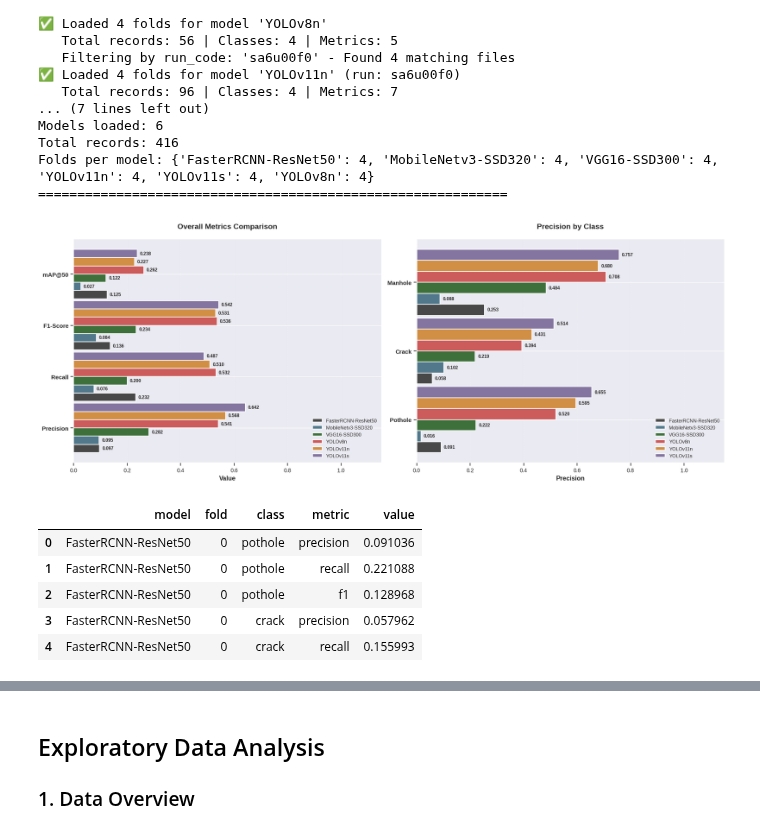
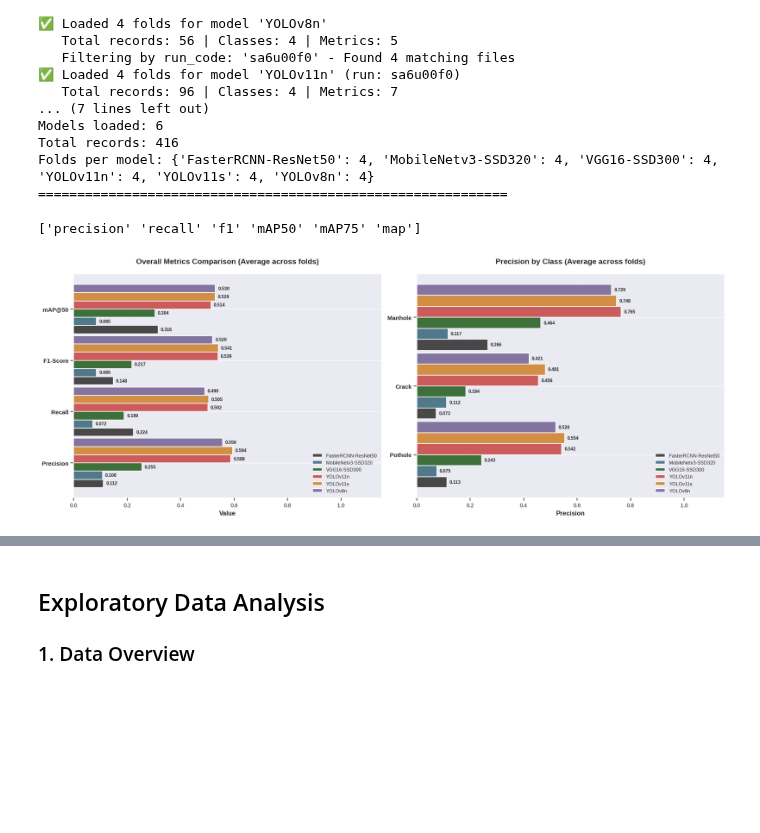
Before and after one commit to lorenzo-arcioni/Computer-Science-Sapienza, a Jupyter notebook: Computer Vision/project/baselines_results_eda.ipynb, the cells around one changed output, grey strips where cells are left out. Saved outputs shown, nothing was run; the diff lists cells and outputs as text; code cells hidden in the pictures; blank space fills up the shorter version.

```diff
--- a/Computer Vision/project/baselines_results_eda.ipynb
+++ b/Computer Vision/project/baselines_results_eda.ipynb
@@ -173,7 +173,7 @@ def load_multiple_models(model_specs: List[Union[str, Tuple[str, str]]], results
     Load validation results for multiple models and combine them.
 
     Parameters:
-    -----------
+    -----------uv create jupyter venv
     model_specs : List[Union[str, Tuple[str, str]]]
         List of model specifications. Each can be either:
         - A string: model name (loads all runs)
@@ -248,10 +248,24 @@ Models loaded: 6
 Total records: 416
 Folds per model: {'FasterRCNN-ResNet50': 4, 'MobileNetv3-SSD320': 4, 'VGG16-SSD300': 4, 'YOLOv11n': 4, 'YOLOv11s': 4, 'YOLOv8n': 4}
 ============================================================
+# %%
+# Rinomina ap50 -> mAP50 e ap75 -> mAP75 solo per class='mean' nei modelli YOLOv11
+mask = (df['class'] == 'mean') & (df['model'].str.contains('YOLOv11'))
+df.loc[mask & (df['metric'] == 'ap50'), 'metric'] = 'mAP50'
+df.loc[mask & (df['metric'] == 'ap75'), 'metric'] = 'mAP75'
+
+# Verifica il risultato
+print(df[(df['class'] == 'mean') & (df['model'].str.contains('YOLOv11'))]['metric'].unique())
+# %% [output]
+['precision' 'recall' 'f1' 'mAP50' 'mAP75' 'map']
 # %%
-# Prepara i dati aggregando per modello
-# Primo subplot: metriche complessive (mean)
-df_mean = df[df['class'] == 'mean'].copy()
+# Aggrega i dati calcolando la media tra tutti i fold
+# Per le metriche complessive, usa solo i valori già calcolati con class='mean'
+df_mean = df[df['class'] == 'mean'].groupby(['model', 'metric'])['value'].mean().reset_index()
+
+# Per le classi, ESCLUDI 'mean' e calcola la media tra i fold
+df_classes = df[df['class'].isin(['pothole', 'crack', 'manhole'])].groupby(['model', 'class', 'metric'])['value'].mean().reset_index()
+
 models = df_mean['model'].unique()
 
 # Assegna un colore a ogni modello
@@ -265,7 +279,10 @@ fig, (ax1, ax2) = plt.subplots(1, 2, figsize=(18, 7))
 fig.patch.set_facecolor('white')
 
 # ============== SUBPLOT 1: Metriche complessive ==============
-metrics = ['precision', 'recall', 'f1', 'map']
+# Verifica quale nome usare per mAP50
+map_metric = 'mAP50' if 'mAP50' in df_mean['metric'].values else 'ap50'
+metrics = ['precision', 'recall', 'f1', map_metric]
+
 y_pos = np.arange(len(metrics))
 bar_height = 0.16
 offset = np.linspace(-(len(models)-1)*bar_height/2, (len(models)-1)*bar_height/2, len(models))
@@ -288,7 +305,7 @@ for i, model in enumerate(models):
 ax1.set_yticks(y_pos)
 ax1.set_yticklabels(['Precision', 'Recall', 'F1-Score', 'mAP@50'], fontsize=11, fontweight='600')
 ax1.set_xlabel('Value', fontsize=12, fontweight='bold')
-ax1.set_title('Overall Metrics Comparison', fontsize=14, fontweight='bold', pad=20)
+ax1.set_title('Overall Metrics Comparison (Average across folds)', fontsize=14, fontweight='bold', pad=20)
 ax1.legend(loc='lower right', fontsize=9, framealpha=0.95, edgecolor='gray')
 ax1.grid(axis='x', alpha=0.25, linestyle='--', linewidth=0.8)
 ax1.set_xlim(0, 1.15)
@@ -299,7 +316,7 @@ ax1.spines['bottom'].set_linewidth(1.2)
 
 # ============== SUBPLOT 2: Precision per classe ==============
 classes = ['pothole', 'crack', 'manhole']
-df_precision = df[(df['metric'] == 'precision') & (df['class'].isin(classes))].copy()
+df_precision = df_classes[df_classes['metric'] == 'precision'].copy()
 
 y_pos_class = np.arange(len(classes))
 offset_class = np.linspace(-(len(models)-1)*bar_height/2, (len(models)-1)*bar_height/2, len(models))
@@ -307,32 +324,32 @@ offset_class = np.linspace(-(len(models)-1)*bar_height/2, (len(models)-1)*bar_he
 for i, model in enumerate(models):
     values = []
     for cls in classes:
         val = df_precision[(df_precision['model'] == model) & (df_precision['class'] == cls)]['value'].values
         values.append(val[0] if len(val) > 0 else 0)
 
     bars = ax2.barh(y_pos_class + offset_class[i], values, bar_height,
                     label=model, color=model_colors[model], alpha=0.9,
                     edgecolor='white', linewidth=1.5)
 
     # Aggiungi i valori sulle barre
     for bar, value in zip(bars, values):
         ax2.text(bar.get_width() + 0.01, bar.get_y() + bar.get_height()/2,
                 f'{value:.3f}', va='center', fontsize=8.5, fontweight='bold')
 
 ax2.set_yticks(y_pos_class)
 ax2.set_yticklabels(['Pothole', 'Crack', 'Manhole'], fontsize=11, fontweight='600')
 ax2.set_xlabel('Precision', fontsize=12, fontweight='bold')
-ax2.set_title('Precision by Class', fontsize=14, fontweight='bold', pad=20)
+ax2.set_title('Precision by Class (Average across folds)', fontsize=14, fontweight='bold', pad=20)
 ax2.legend(loc='lower right', fontsize=9, framealpha=0.95, edgecolor='gray')
 ax2.grid(axis='x', alpha=0.25, linestyle='--', linewidth=0.8)
 ax2.set_xlim(0, 1.15)
 ax2.spines['top'].set_visible(False)
 ax2.spines['right'].set_visible(False)
 ax2.spines['left'].set_linewidth(1.2)
 ax2.spines['bottom'].set_linewidth(1.2)
 
 plt.tight_layout()
 plt.savefig("./results/images/baselines/model_metrics.png", dpi=300, bbox_inches='tight', facecolor='white')
 plt.show()
 # %% [output]
-[figure, old version]
+[figure, new version]
@@ -341,9 +355,0 @@ df.metric = df.metric.str.lower()
-# %%
-df.head()
-# %% [output]
-|  | model | fold | class | metric | value |
-| 0 | FasterRCNN-ResNet50 | 0 | pothole | precision | 0.091036 |
-| 1 | FasterRCNN-ResNet50 | 0 | pothole | recall | 0.221088 |
-| 2 | FasterRCNN-ResNet50 | 0 | pothole | f1 | 0.128968 |
-| 3 | FasterRCNN-ResNet50 | 0 | crack | precision | 0.057962 |
-| 4 | FasterRCNN-ResNet50 | 0 | crack | recall | 0.155993 |
```
Also changed, not shown: parts of 3 cells of this notebook, 5 other files.
